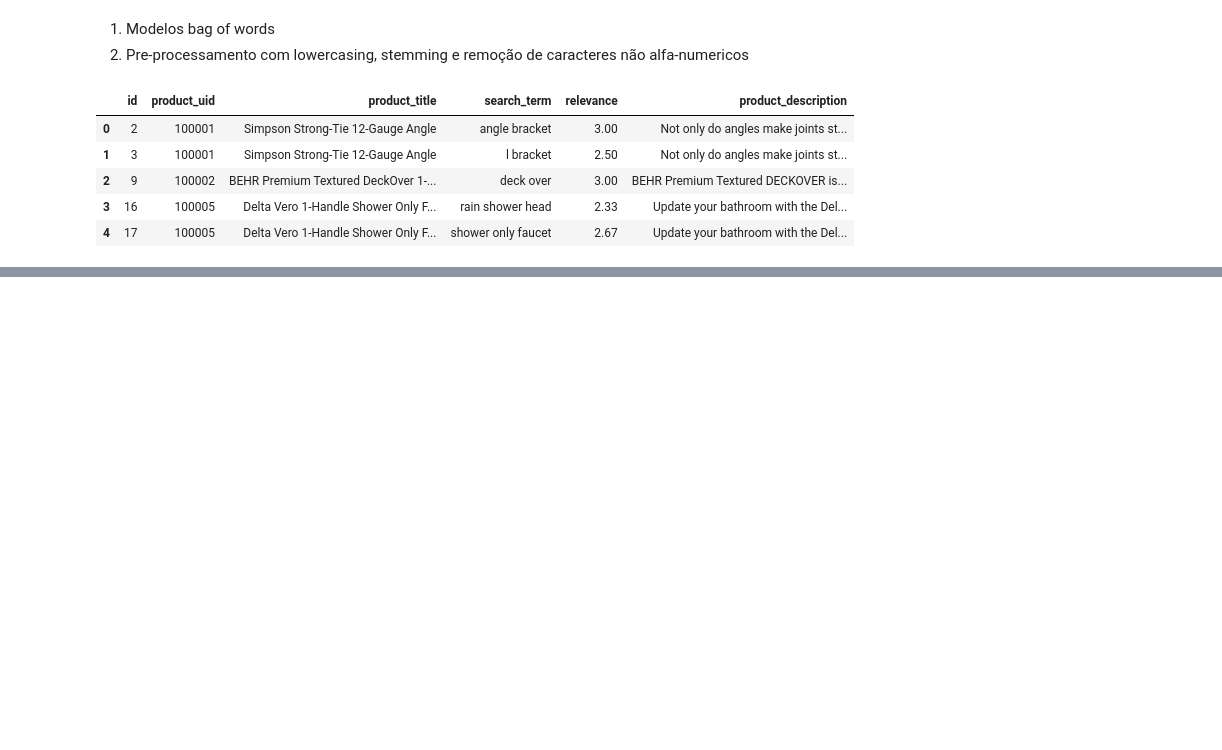
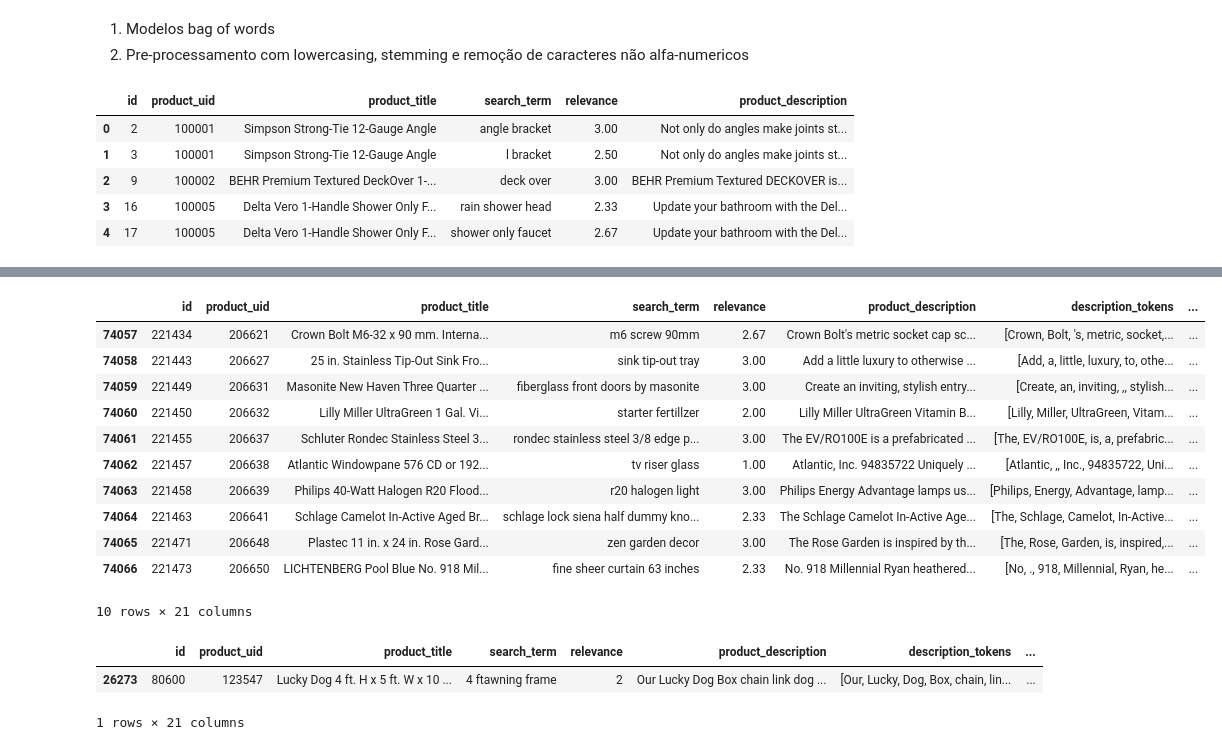
Before and after one commit to lucasmachadorj/home-depot-product-search-relevance, a Jupyter notebook: preprocessing/Lexical Meta-features.ipynb, the cells around one changed output, grey strips where cells are left out. Cells and saved outputs as stored; diff of their text form; code cells hidden in the pictures; blank space fills up the shorter version.

```diff
--- a/preprocessing/Lexical Meta-features.ipynb
+++ b/preprocessing/Lexical Meta-features.ipynb
@@ -57,0 +47,10 @@ train_data[]tuple(word_tokenize(train_data.product_description[0]))
+# %%
+train_data['title_tokens'] = train_data.apply(lambda x: word_tokenize(x['product_title']), axis=1)
+train_data['title_tokens_clean'] = train_data.apply(lambda x: clean(x['product_title']), axis=1)
+# %%
+train_data['search_tokens'] = train_data.apply(lambda x: word_tokenize(x['search_term']), axis=1)
+train_data['search_tokens_clean'] = train_data.apply(lambda x: clean(x['search_term']), axis=1)
+# %%
+train_data['n_tokens_desc'] = train_data.apply(lambda x: len(x['description_tokens']), axis=1)
+train_data['n_tokens_title'] = train_data.apply(lambda x: len(x['title_tokens']), axis=1)
+train_data['n_tokens_search'] = train_data.apply(lambda x: len(x['search_tokens']), axis=1)
@@ -57,0 +85,28 @@ train_data[]tuple(word_tokenize(train_data.product_description[0]))
+# %%
+train_data['feature_1'] = train_data.apply(lambda x: x['search_term'] in x['product_title'], axis=1)
+train_data['feature_2'] = train_data.apply(lambda x: x['search_term'] in x['product_description'], axis=1)
+train_data['feature_3'] = train_data.apply(lambda x: float(len( set(x['search_tokens']).intersection(set(x['title_tokens']))))/len( set(x['search_tokens'])) , axis=1)
+train_data['feature_4'] = train_data.apply(lambda x: float(len( set(x['search_tokens_clean']).intersection(set(x['title_tokens_clean']))))/len( set(x['search_tokens'])) , axis=1)
+train_data['feature_5'] = train_data.apply(lambda x: float(len( set(x['search_tokens']).intersection(set(x['description_tokens']))))/len( set(x['search_tokens'])) , axis=1)
+train_data['feature_6'] = train_data.apply(lambda x: float(len( set(x['search_tokens_clean']).intersection(set(x['description_tokens_clean']))))/len( set(x['search_tokens'])) , axis=1)
+# %%
+train_data.tail(10)
+# %% [output]
+|  | id | product_uid | product_title | search_term | relevance | product_description | description_tokens | ... |
+| 74057 | 221434 | 206621 | Crown Bolt M6-32 x 90 mm. Interna... | m6 screw 90mm | 2.67 | Crown Bolt's metric socket cap sc... | [Crown, Bolt, 's, metric, socket,... | ... |
+| 74058 | 221443 | 206627 | 25 in. Stainless Tip-Out Sink Fro... | sink tip-out tray | 3.00 | Add a little luxury to otherwise ... | [Add, a, little, luxury, to, othe... | ... |
+| 74059 | 221449 | 206631 | Masonite New Haven Three Quarter ... | fiberglass front doors by masonite | 3.00 | Create an inviting, stylish entry... | [Create, an, inviting, ,, stylish... | ... |
+| 74060 | 221450 | 206632 | Lilly Miller UltraGreen 1 Gal. Vi... | starter fertillzer | 2.00 | Lilly Miller UltraGreen Vitamin B... | [Lilly, Miller, UltraGreen, Vitam... | ... |
+| 74061 | 221455 | 206637 | Schluter Rondec Stainless Steel 3... | rondec stainless steel 3/8 edge p... | 3.00 | The EV/RO100E is a prefabricated ... | [The, EV/RO100E, is, a, prefabric... | ... |
+| 74062 | 221457 | 206638 | Atlantic Windowpane 576 CD or 192... | tv riser glass | 1.00 | Atlantic, Inc. 94835722 Uniquely ... | [Atlantic, ,, Inc., 94835722, Uni... | ... |
+| 74063 | 221458 | 206639 | Philips 40-Watt Halogen R20 Flood... | r20 halogen light | 3.00 | Philips Energy Advantage lamps us... | [Philips, Energy, Advantage, lamp... | ... |
+| 74064 | 221463 | 206641 | Schlage Camelot In-Active Aged Br... | schlage lock siena half dummy kno... | 2.33 | The Schlage Camelot In-Active Age... | [The, Schlage, Camelot, In-Active... | ... |
+| 74065 | 221471 | 206648 | Plastec 11 in. x 24 in. Rose Gard... | zen garden decor | 3.00 | The Rose Garden is inspired by th... | [The, Rose, Garden, is, inspired,... | ... |
+| 74066 | 221473 | 206650 | LICHTENBERG Pool Blue No. 918 Mil... | fine sheer curtain 63 inches | 2.33 | No. 918 Millennial Ryan heathered... | [No, ., 918, Millennial, Ryan, he... | ... |
+10 rows × 21 columns
+# %%
+train_data[train_data['n_tokens_title'] == 34]
+# %% [output]
+|  | id | product_uid | product_title | search_term | relevance | product_description | description_tokens | ... |
+| 26273 | 80600 | 123547 | Lucky Dog 4 ft. H x 5 ft. W x 10 ... | 4 ftawning frame | 2 | Our Lucky Dog Box chain link dog ... | [Our, Lucky, Dog, Box, chain, lin... | ... |
+1 rows × 21 columns
```
Also changed, not shown: parts of 10 cells of this notebook, 1 other file.
